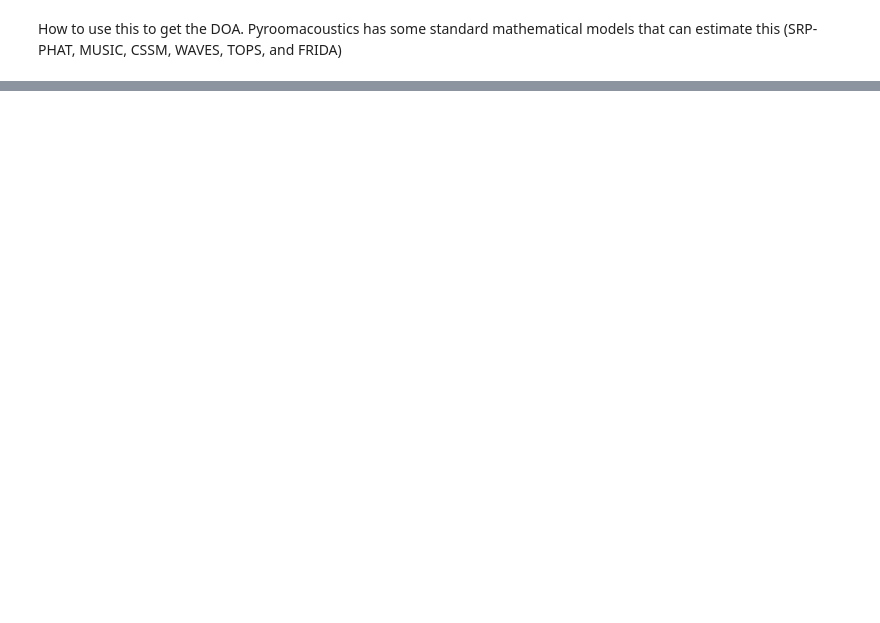
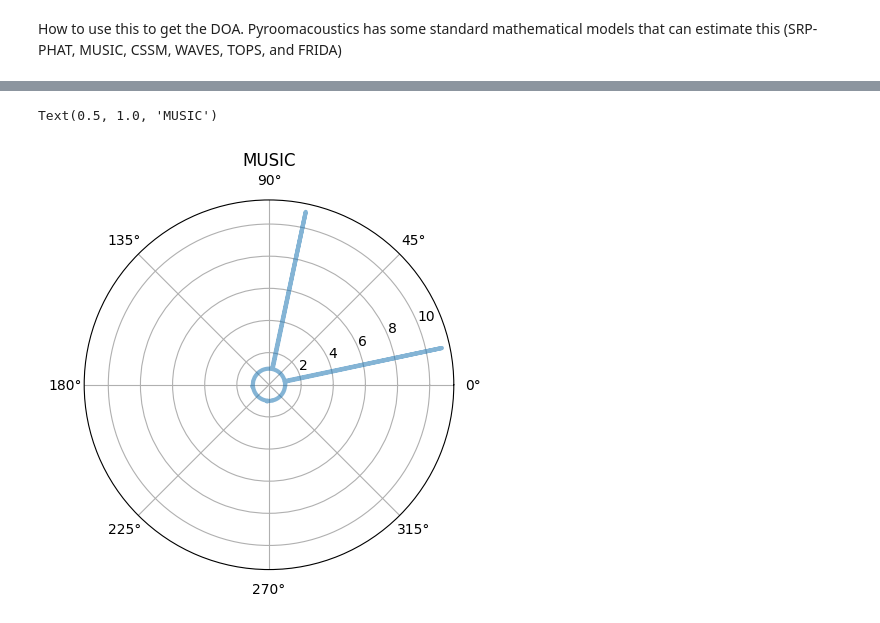
Before and after one commit to AlexandraPosta/sound-localization, a Jupyter notebook: Test.ipynb, the cells around one changed output, grey strips where cells are left out. Saved outputs shown, nothing was run; the diff lists cells and outputs as text; code cells hidden in the pictures; blank space fills up the shorter version.

```diff
--- a/Test.ipynb
+++ b/Test.ipynb
@@ -201,0 +231,20 @@ for algo_name in algo_names:
+# %%
+# plotting param
+base = 1.
+height = 10.
+true_col = [0, 0, 0]
+phi_plt = doa.grid.azimuth
+algo_name = 'MUSIC'
+
+fig = plt.figure()
+ax = fig.add_subplot(111, projection='polar')
+c_phi_plt = np.r_[phi_plt, phi_plt[0]]
+c_dirty_img = np.r_[spatial_resp[algo_name], spatial_resp[algo_name][0]]
+
+ax.plot(c_phi_plt, base + height * c_dirty_img, linewidth=3,
+        alpha=0.55, linestyle='-',
+        label="spatial spectrum")
+plt.title(algo_name)
+# %% [output]
+Text(0.5, 1.0, 'MUSIC')
+[figure, added]
```
Also changed, not shown: parts of 12 cells of this notebook, 3 other files.
